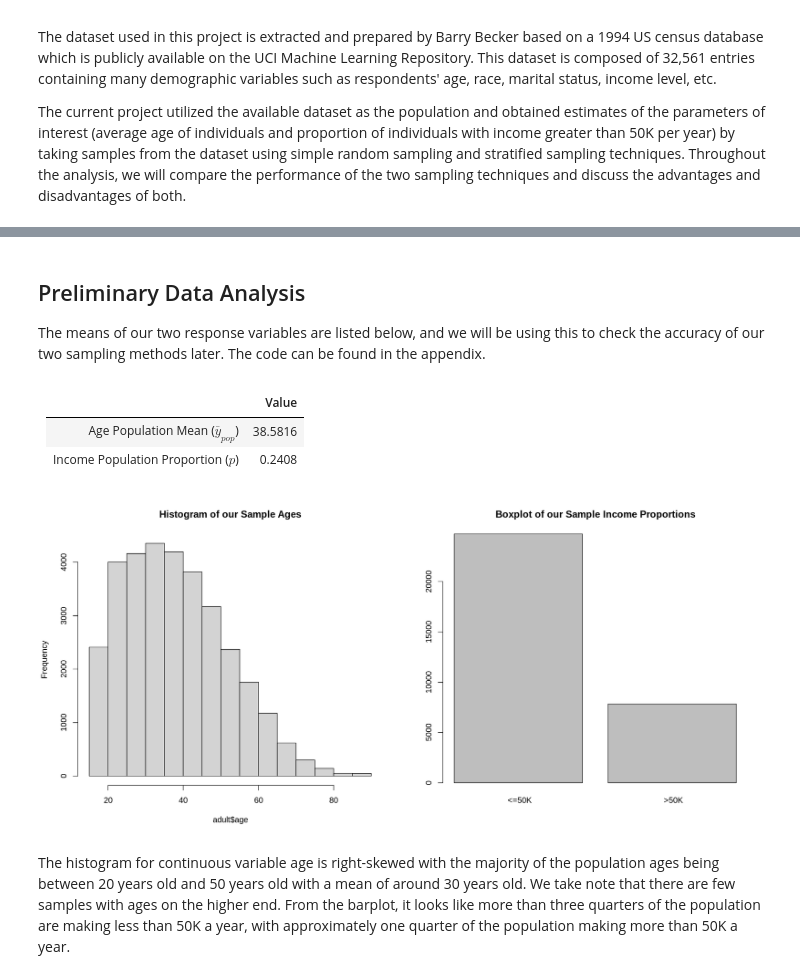
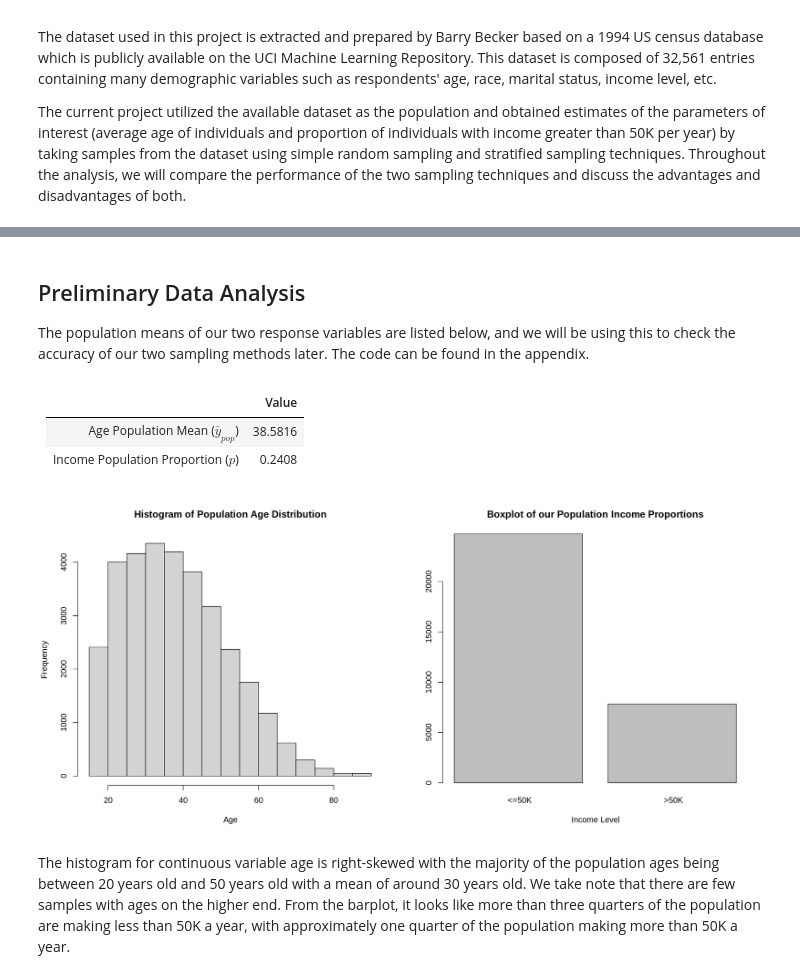
Before and after one commit to MarsZan/STAT-344-Project, a Jupyter notebook: STAT 344 Project.ipynb, the cells around one changed output, grey strips where cells are left out. Cells and saved outputs as stored; diff of their text form; code cells hidden in the pictures.

Commit message:
rearranged things
deleted parameter of interest section, rearranged order, added labels for plots,

```diff
--- a/STAT 344 Project.ipynb
+++ b/STAT 344 Project.ipynb
@@ -33,7 +11,7 @@ A margin of error was chosen to be 0.02 (2%); as we think it is good enough accu
 # %% [markdown]
 ## Preliminary Data Analysis
 
-The means of our two response variables are listed below, and we will be using this to check the accuracy of our two sampling methods later. The code can be found in the appendix.
+The population means of our two response variables are listed below, and we will be using this to check the accuracy of our two sampling methods later. The code can be found in the appendix.
 # %% [markdown]
 |     | Value  |
 | :----------: | :----------: |
@@ -42,10 +20,14 @@ The means of our two response variables are listed below, and we will be using t
 # %%
 options(repr.plot.width = 15, repr.plot.height = 7)
 par(mfrow=c(1,2))
-hist(adult$age, main = "Histogram of our Sample Ages")
-barplot(table(adult$income), main = "Boxplot of our Sample Income Proportions")
+hist(adult$age,
+     main = "Histogram of Population Age Distribution",
+     xlab = "Age")
+barplot(table(adult$income),
+        main = "Boxplot of our Population Income Proportions",
+        xlab = "Income Level")
 # %% [output]
-[figure, old version]
+[figure, new version]
 # %% [markdown]
 The histogram for continuous variable age is right-skewed with the majority of the population ages being between 20 years old and 50 years old with a mean of around 30 years old. We take note that there are few samples with ages on the higher end. From the barplot, it looks like more than three quarters of the population are making less than 50K a year, with approximately one quarter of the population making more than 50K a year.
 # %% [markdown]
```
Also changed, not shown: parts of 5 cells of this notebook.
